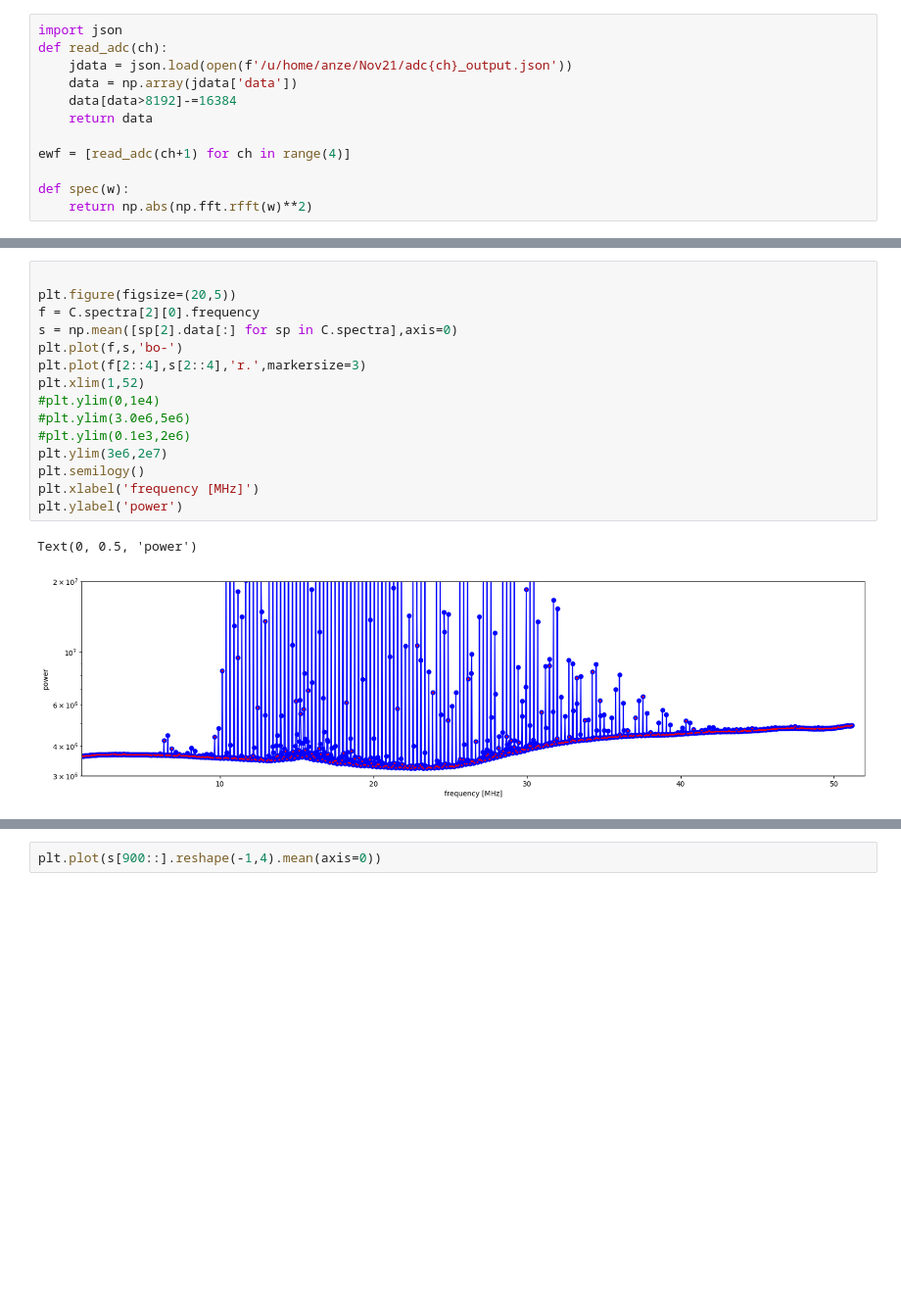
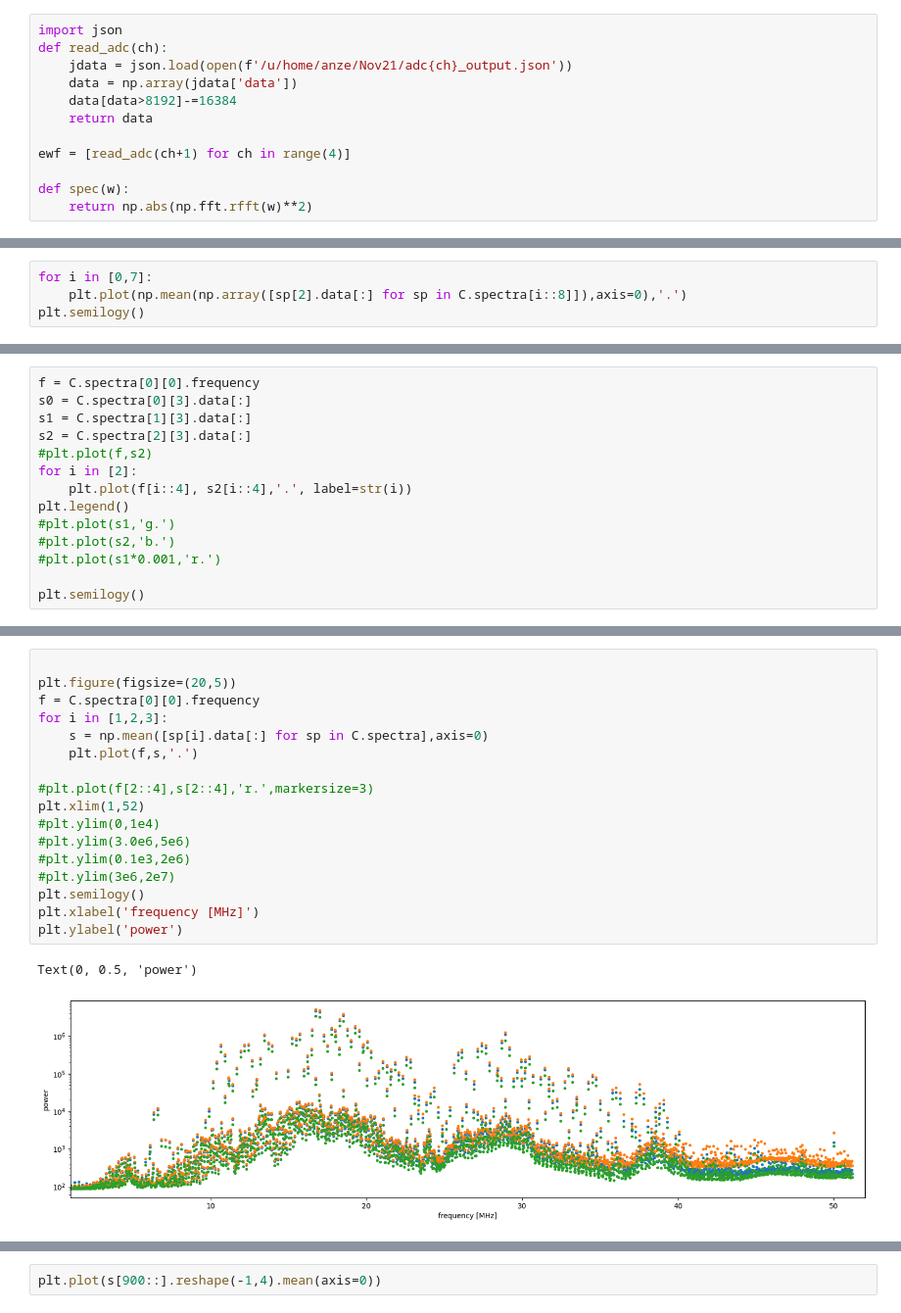
Before and after one commit to lusee-night/uncrater, a Jupyter notebook: calib_test.ipynb, the cells around one changed output, grey strips where cells are left out. Shown at 98% size. Saved outputs shown, nothing was run; the diff lists cells and outputs as text; blank space fills up the shorter version.

```diff
--- a/calib_test.ipynb
+++ b/calib_test.ipynb
@@ -56,0 +46,4 @@ array([1423, 3416,  353,  531])
+# %%
+for i in [0,7]:
+    plt.plot(np.mean(np.array([sp[2].data[:] for sp in C.spectra[i::8]]),axis=0),'.')
+plt.semilogy()
@@ -56,0 +84,14 @@ array([1423, 3416,  353,  531])
+# %%
+f = C.spectra[0][0].frequency
+s0 = C.spectra[0][3].data[:]
+s1 = C.spectra[1][3].data[:]
+s2 = C.spectra[2][3].data[:]
+#plt.plot(f,s2)
+for i in [2]:
+    plt.plot(f[i::4], s2[i::4],'.', label=str(i))
+plt.legend()
+#plt.plot(s1,'g.')
+#plt.plot(s2,'b.')
+#plt.plot(s1*0.001,'r.')
+
+plt.semilogy()
@@ -57,21 +101,23 @@ array([1423, 3416,  353,  531])
 # %%
 
 plt.figure(figsize=(20,5))
-f = C.spectra[2][0].frequency
-s = np.mean([sp[2].data[:] for sp in C.spectra],axis=0)
-plt.plot(f,s,'bo-')
-plt.plot(f[2::4],s[2::4],'r.',markersize=3)
+f = C.spectra[0][0].frequency
+for i in [1,2,3]:
+    s = np.mean([sp[i].data[:] for sp in C.spectra],axis=0)
+    plt.plot(f,s,'.')
+
+#plt.plot(f[2::4],s[2::4],'r.',markersize=3)
 plt.xlim(1,52)
 #plt.ylim(0,1e4)
 #plt.ylim(3.0e6,5e6)
 #plt.ylim(0.1e3,2e6)
-plt.ylim(3e6,2e7)
+#plt.ylim(3e6,2e7)
 plt.semilogy()
 plt.xlabel('frequency [MHz]')
 plt.ylabel('power')
 # %% [output]
 Text(0, 0.5, 'power')
-[figure, old version]
+[figure, new version]
 # %%
 
 plt.figure(figsize=(20,5))
```
Also changed, not shown: parts of 12 cells of this notebook, 5 other files.
